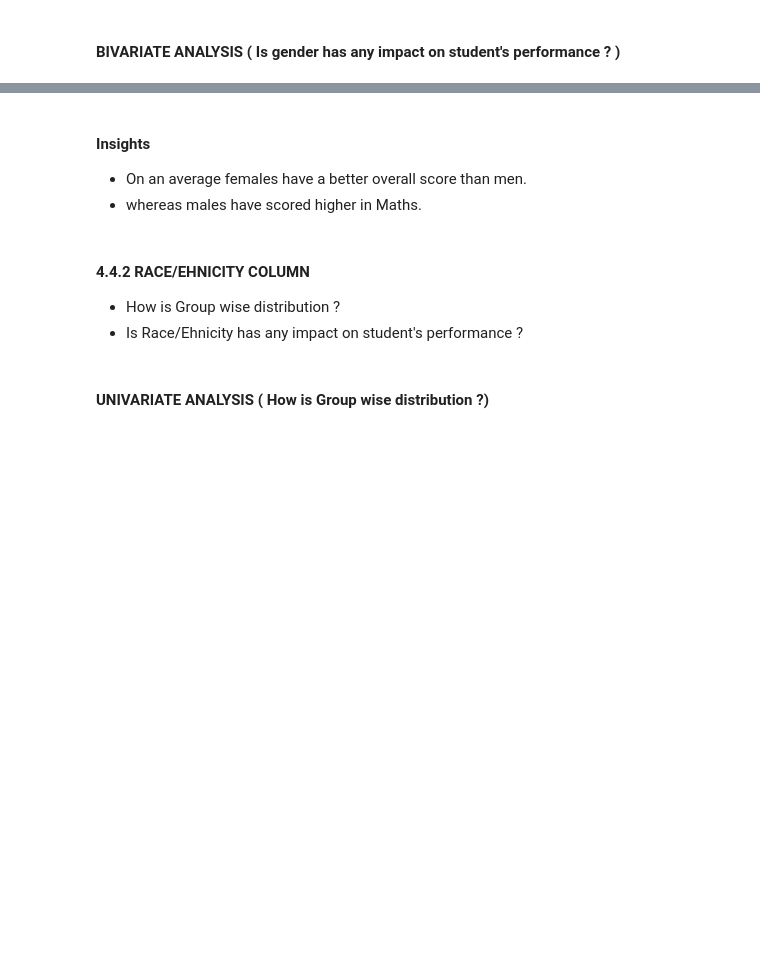
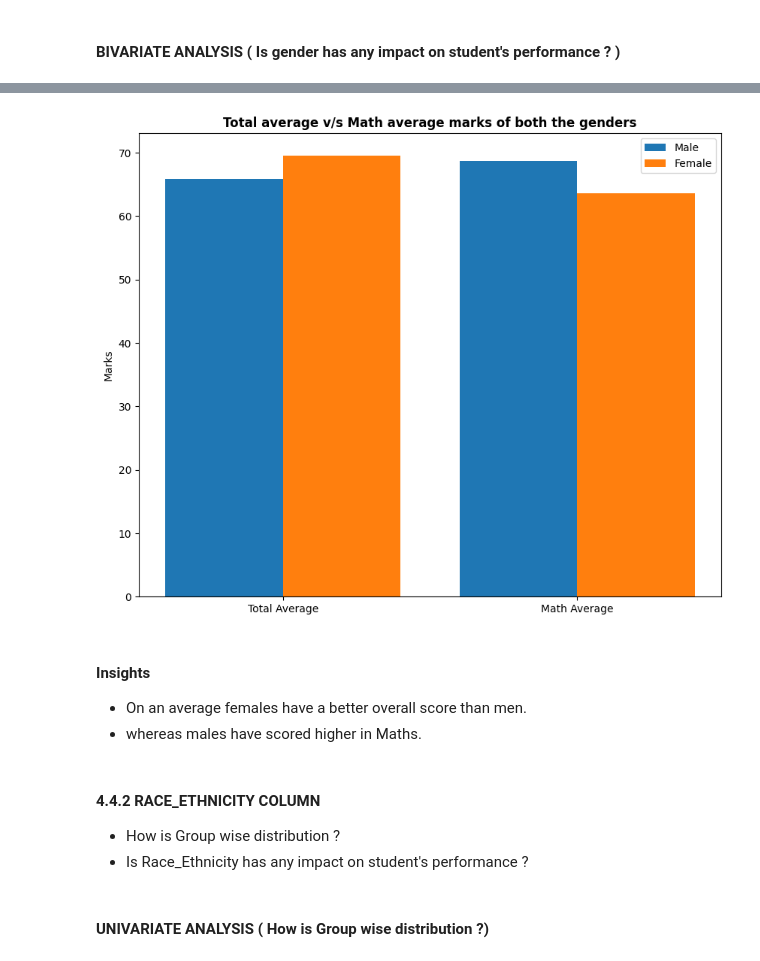
Before and after one commit to deepkorat/end_to_end_ML_project, a Jupyter notebook: notebook/1 . EDA STUDENT PERFORMANCE .ipynb, the cells around one changed output, grey strips where cells are left out. Saved outputs shown, nothing was run; the diff lists cells and outputs as text; code cells hidden in the pictures; blank space fills up the shorter version.

```diff
--- a/notebook/1 . EDA STUDENT PERFORMANCE .ipynb
+++ b/notebook/1 . EDA STUDENT PERFORMANCE .ipynb
@@ -489,30 +491,29 @@ gender_group
 # %%
 plt.figure(figsize=(10, 8))
 
 X = ['Total Average','Math Average']
 
+female_scores = [gender_group['average'].get_group('female').values.mean(), gender_group['math_score'].get_group('female').values.mean()]
+male_scores = [gender_group['average'].get_group('male').values.mean(), gender_group['math_score'].get_group('male').values.mean()]
 
-female_scores = [gender_group['average'][0], gender_group['math score'][0]]
-male_scores = [gender_group['average'][1], gender_group['math score'][1]]
-
-X_axis = np.arange(len(X))
-
-plt.bar(X_axis - 0.2, male_scores, 0.4, label = 'Male')
-plt.bar(X_axis + 0.2, female_scores, 0.4, label = 'Female')
+plt.bar(X_axis-0.2, male_scores, 0.4, label = 'Male')
+plt.bar(X_axis+0.2 , female_scores, 0.4, label = 'Female')
 
 plt.xticks(X_axis, X)
 plt.ylabel("Marks")
 plt.title("Total average v/s Math average marks of both the genders", fontweight='bold')
 plt.legend()
 plt.show()
+# %% [output]
+[figure, added]
 # %% [markdown]
 #### Insights
 - On an average females have a better overall score than men.
 - whereas males have scored higher in Maths.
 # %% [markdown]
-#### 4.4.2 RACE/EHNICITY COLUMN
+#### 4.4.2 RACE_ETHNICITY COLUMN
 - How is Group wise distribution ?
-- Is Race/Ehnicity has any impact on student's performance ?
+- Is Race_Ethnicity has any impact on student's performance ?
 # %% [markdown]
 #### UNIVARIATE ANALYSIS ( How is Group wise distribution ?)
 # %%
```
Also changed, not shown: parts of 16 cells of this notebook.
